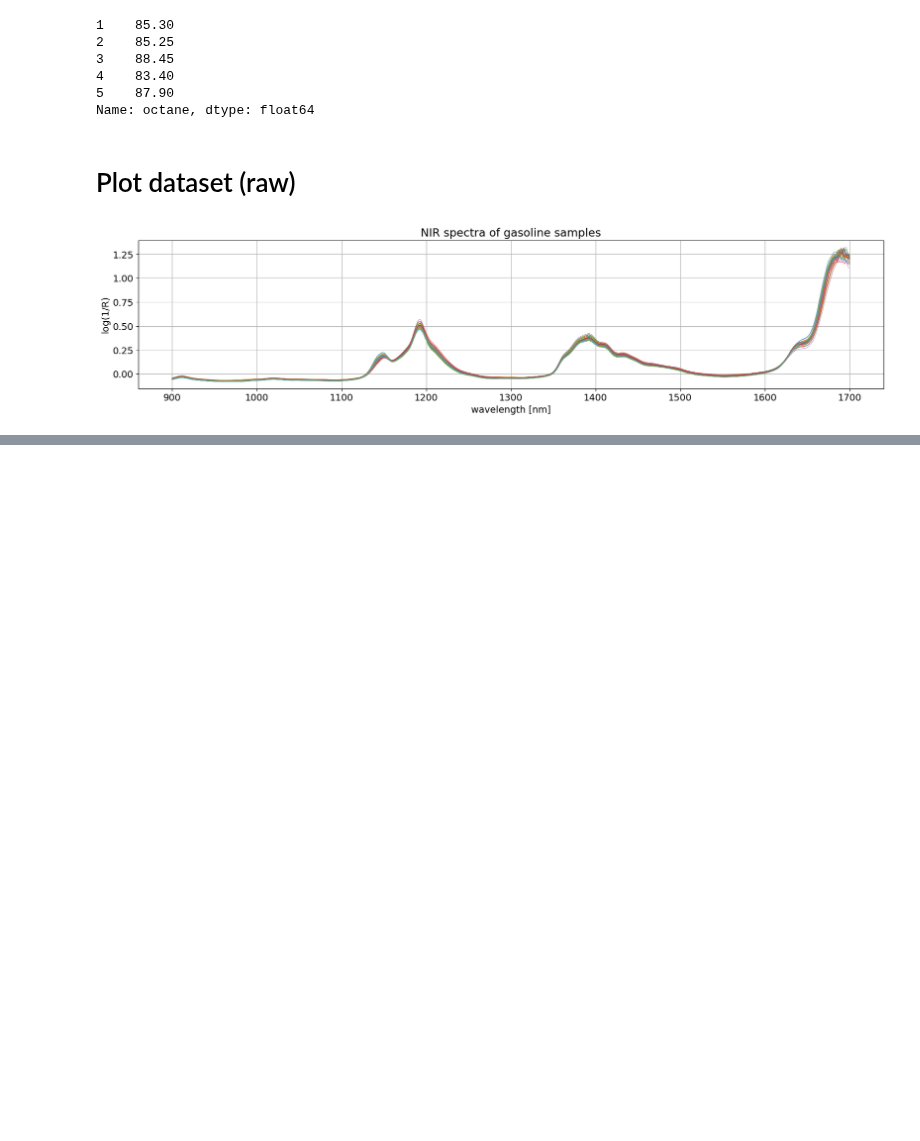
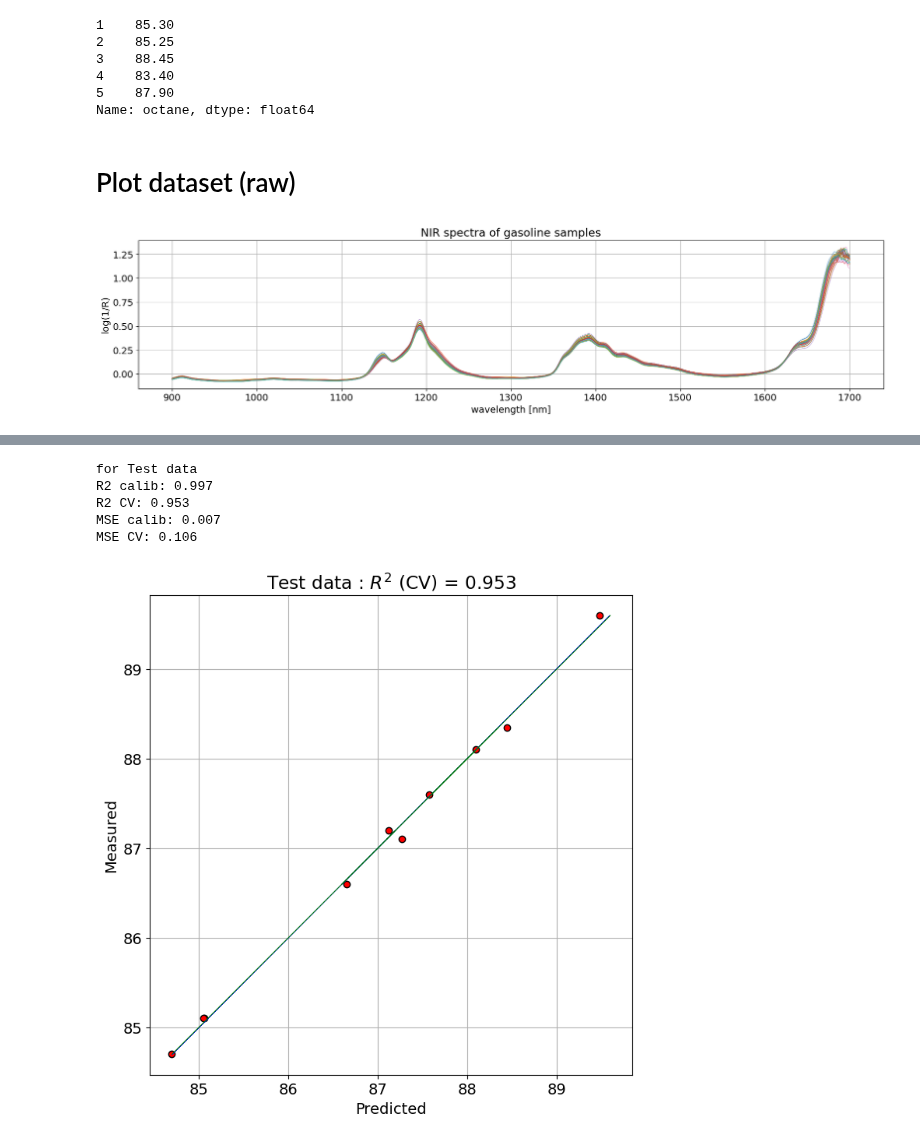
Before and after one commit to bitwalk123/MyNotebook, a Jupyter notebook: octane_001.ipynb, the cells around one changed output, grey strips where cells are left out. Saved outputs shown, nothing was run; the diff lists cells and outputs as text; code cells hidden in the pictures; blank space fills up the shorter version.

```diff
--- a/octane_001.ipynb
+++ b/octane_001.ipynb
@@ -101,0 +229,56 @@ plt.show()
+# %%
+# Fir to the entire dataset
+pls_opt.fit(X_test, y_test)
+y_test_c = pls_opt.predict(X_test)
+
+# Cross-validation
+if len(y_test) < 10:
+    n_cv = len(y_test)
+else:
+    n_cv = 10
+y_test_cv = cross_val_predict(pls_opt, X_test, y_test, cv=n_cv)
+
+# Calculate scores for calibration and cross-validation
+score_test_c = r2_score(y_test, y_test_c)
+score_test_cv = r2_score(y_test, y_test_cv)
+
+# Calculate mean squared error for calibration and cross validation
+mse_test_c = mean_squared_error(y_test, y_test_c)
+mse_test_cv = mean_squared_error(y_test, y_test_cv)
+
+print('for Test data')
+print('R2 calib: %5.3f'  % score_test_c)
+print('R2 CV: %5.3f'  % score_test_cv)
+print('MSE calib: %5.3f' % mse_test_c)
+print('MSE CV: %5.3f' % mse_test_cv)
+# %% [output]
+for Test data
+R2 calib: 0.997
+R2 CV: 0.953
+MSE calib: 0.007
+MSE CV: 0.106
+# %%
+# Plot regression and figures of merit
+rangey = max(y_test) - min(y_test)
+rangex = max(y_test_c) - min(y_test_c)
+
+# Fit a line to the CV vs response
+z = np.polyfit(y_test, y_test_c, 1)
+fig, ax = plt.subplots(figsize=(8, 8))
+ax.scatter(y_test_c, y_test, c='red', edgecolors='k')
+
+# Plot the best fit line
+ax.plot(np.polyval(z, y_test), y_test, c='blue', linewidth=0.5)
+
+# Plot the ideal 1:1 line
+ax.plot(y_test, y_test, color='green', linewidth=0.5)
+plt.title('Test data : $R^{2}$ (CV) = ' + '{:.3f}'.format(score_test_cv))
+plt.xlabel('Predicted')
+plt.ylabel('Measured')
+ax.axis('equal')
+plt.grid()
+
+plt.savefig('octane_004.png')
+plt.show()
+# %% [output]
+[figure, added]
```
Also changed, not shown: parts of 10 cells of this notebook, 4 other files.
